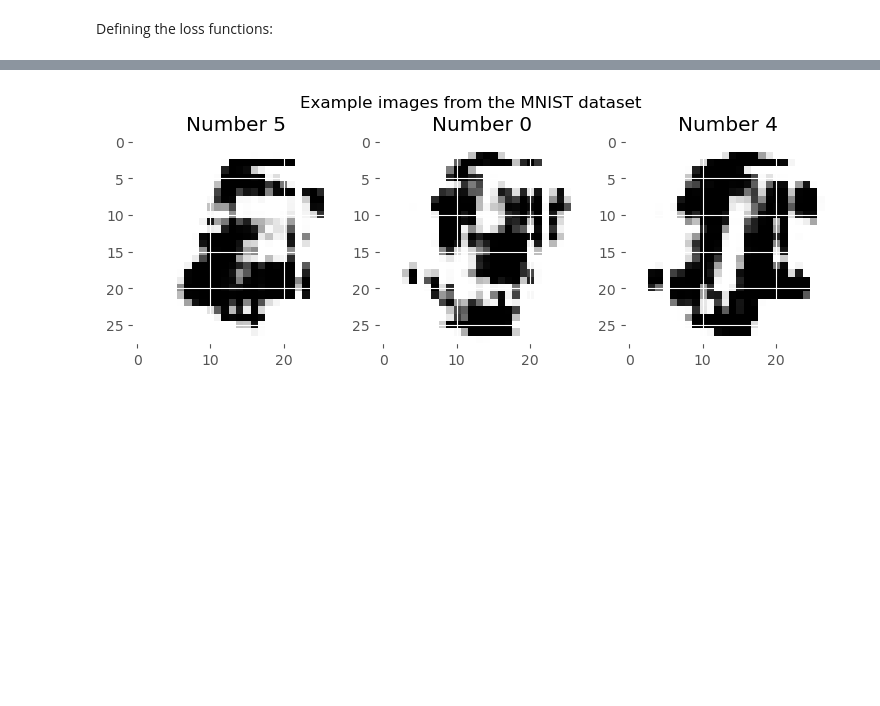
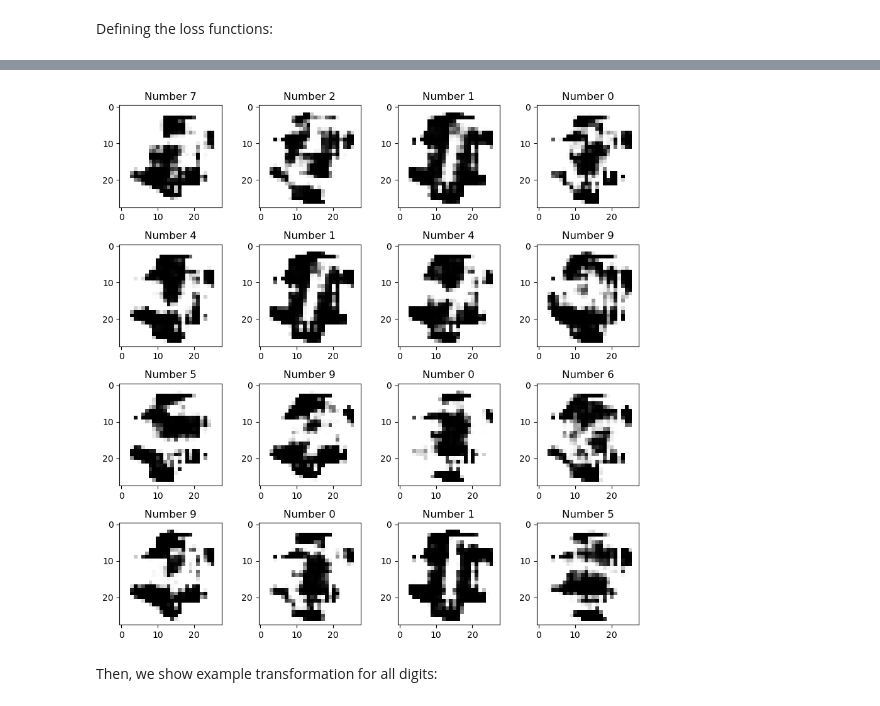
Before and after one commit to ZamDimon/distortion-generator, a Jupyter notebook: generator.ipynb, the cells around one changed output, grey strips where cells are left out. Cells and saved outputs as stored; diff of their text form; code cells hidden in the pictures; blank space fills up the shorter version.

Commit message:
:art: add more analysis in `generator.ipynb` file

```diff
--- a/generator.ipynb
+++ b/generator.ipynb
@@ -28,11 +90,0 @@ X_test = tf.expand_dims(X_test, axis=-1)
-# %%
-pyplot.style.use('ggplot')
-
-fig, axs = pyplot.subplots(nrows=2, ncols=3, figsize=(11,6))
-for i, ax in enumerate(axs.flatten()):
-    pyplot.sca(ax)
-    pyplot.imshow(X_train[i], cmap=pyplot.get_cmap('gray'))
-    pyplot.title(f'Number {y_train[i]}')
-
-pyplot.suptitle('Example images from the MNIST dataset')
-pyplot.show()
@@ -169,12 +222,0 @@ ________________________________________________________________________________
-# %%
-pyplot.style.use('ggplot')
-
-generator_predictions = generator.predict(X_test[:3])
-fig, axs = pyplot.subplots(nrows=1, ncols=3, figsize=(9,3))
-for i, ax in enumerate(axs.flatten()):
-    pyplot.sca(ax)
-    pyplot.imshow(generator_predictions[i], cmap=pyplot.get_cmap('gray'))
-    pyplot.title(f'Number {y_train[i]}')
-
-pyplot.suptitle('Example images from the MNIST dataset')
-pyplot.show()
@@ -312,13 +365,3 @@ Epoch 2/2
 # %%
-pyplot.style.use('ggplot')
-
-generator_predictions = generator.predict(X_test[:3])
-fig, axs = pyplot.subplots(nrows=1, ncols=3, figsize=(9,3))
-for i, ax in enumerate(axs.flatten()):
-    pyplot.sca(ax)
-    pyplot.imshow(generator_predictions[i], cmap=pyplot.get_cmap('gray'))
-    pyplot.title(f'Number {y_train[i]}')
-
-pyplot.suptitle('Example images from the MNIST dataset')
-pyplot.show()
+show_images(generator.predict(X_test[:16], verbose=0), y_test[:16])
 # %% [output]
@@ -326,2 +368,4 @@ pyplot.show()
-[figure, old version]
+[figure, new version]
+# %% [markdown]
+Then, we show example transformation for all digits:
 # %%
```
Also changed, not shown: parts of 31 cells of this notebook, 47 other files.
